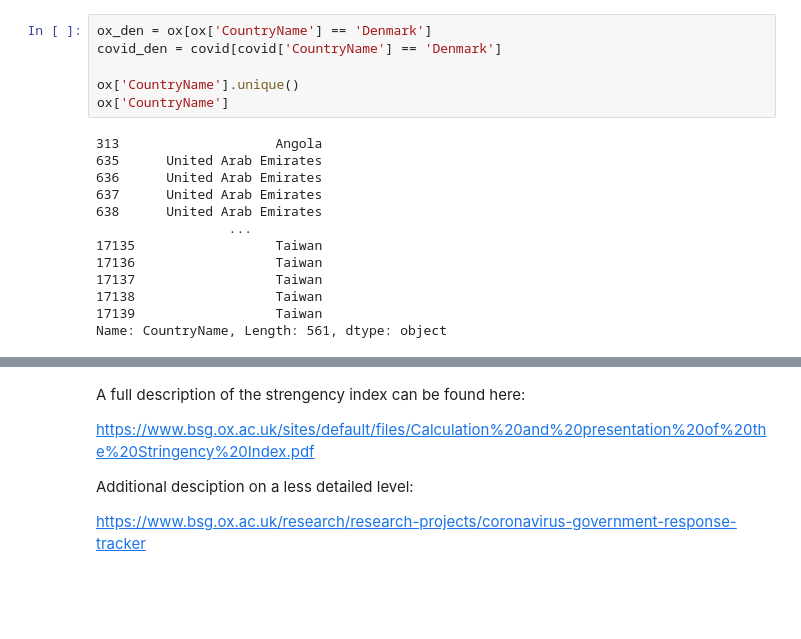
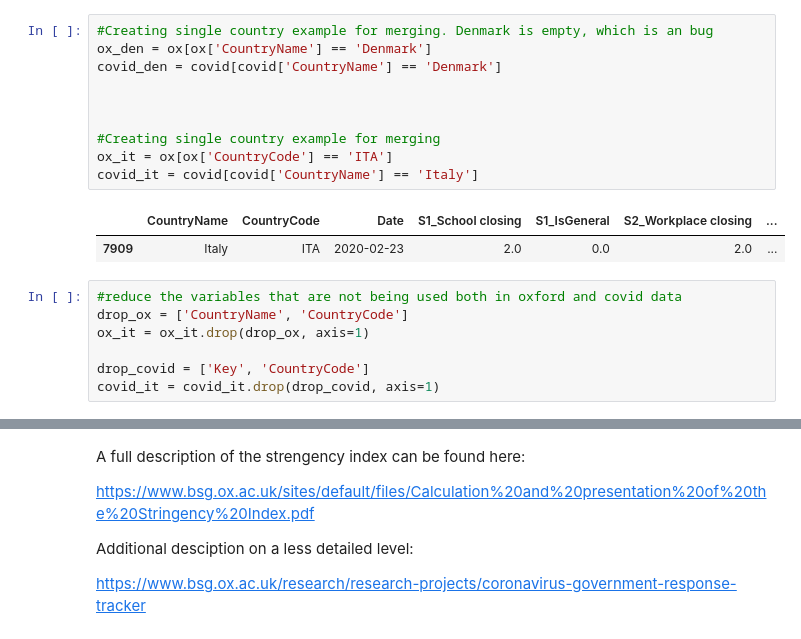
Before and after one commit to LarsBryld/socialdataanalysis2020, a Jupyter notebook: Oxford.ipynb, the cells around one changed output, grey strips where cells are left out. Drawn from its saved outputs; the diff is of its cells as text; blank space fills up the shorter version.

```diff
--- a/Oxford.ipynb
+++ b/Oxford.ipynb
@@ -50,19 +50,20 @@ ox_country = (ox['CountryName']).unique()
-# %%
-ox_den = ox[ox['CountryName'] == 'Denmark']
-covid_den = covid[covid['CountryName'] == 'Denmark']
-
-ox['CountryName'].unique()
-ox['CountryName']
-# %% [output]
-313                    Angola
-635      United Arab Emirates
-636      United Arab Emirates
-637      United Arab Emirates
-638      United Arab Emirates
-                 ...
-17135                  Taiwan
-17136                  Taiwan
-17137                  Taiwan
-17138                  Taiwan
-17139                  Taiwan
-Name: CountryName, Length: 561, dtype: object
+# %%
+#Creating single country example for merging. Denmark is empty, which is an bug
+ox_den = ox[ox['CountryName'] == 'Denmark']
+covid_den = covid[covid['CountryName'] == 'Denmark']
+
+
+
+#Creating single country example for merging
+ox_it = ox[ox['CountryCode'] == 'ITA']
+covid_it = covid[covid['CountryName'] == 'Italy']
+# %% [output]
+|  | CountryName | CountryCode | Date | S1_School closing | S1_IsGeneral | S2_Workplace closing | ... |
+| 7909 | Italy | ITA | 2020-02-23 | 2.0 | 0.0 | 2.0 | ... |
+# %%
+#reduce the variables that are not being used both in oxford and covid data
+drop_ox = ['CountryName', 'CountryCode']
+ox_it = ox_it.drop(drop_ox, axis=1)
+
+drop_covid = ['Key', 'CountryCode']
+covid_it = covid_it.drop(drop_covid, axis=1)
```
Also changed, not shown: parts of 8 cells of this notebook.
